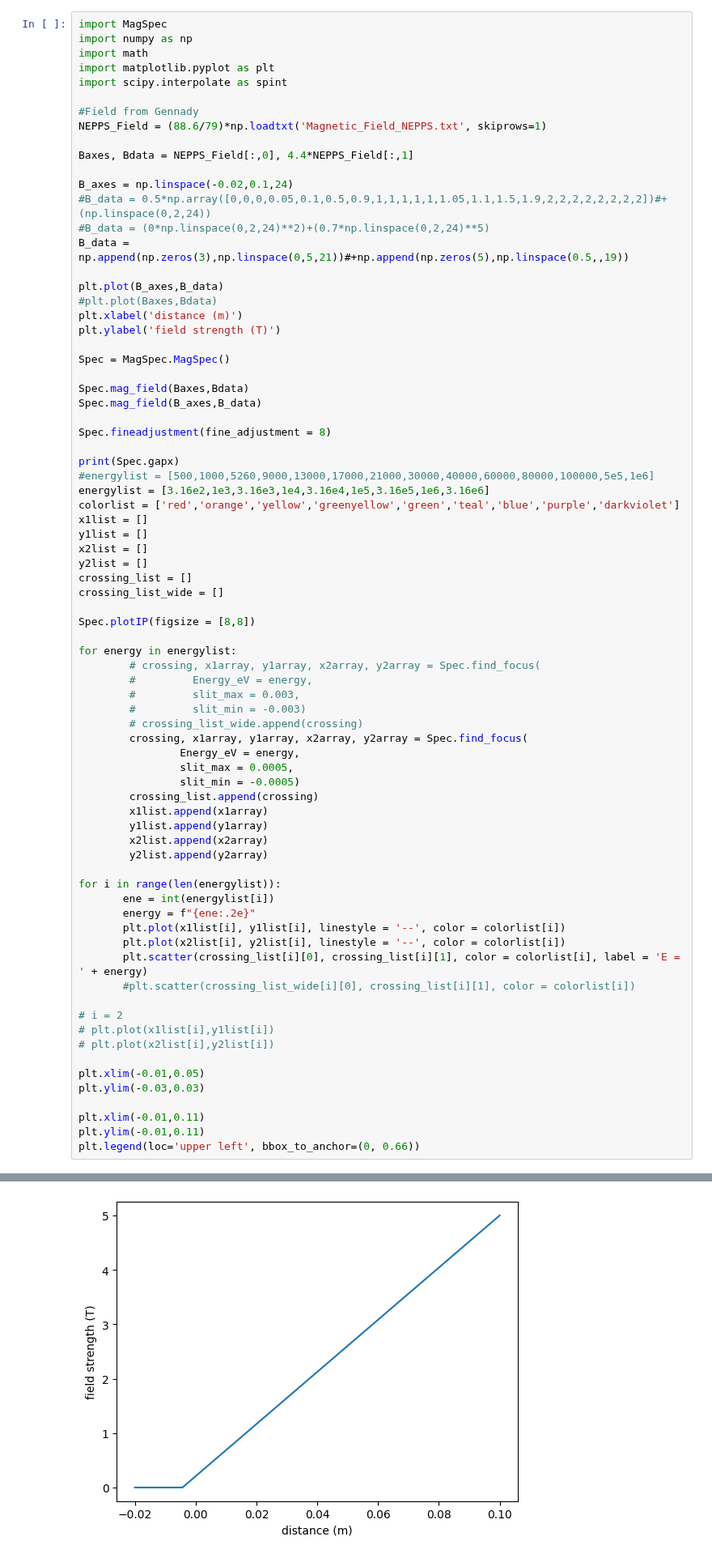
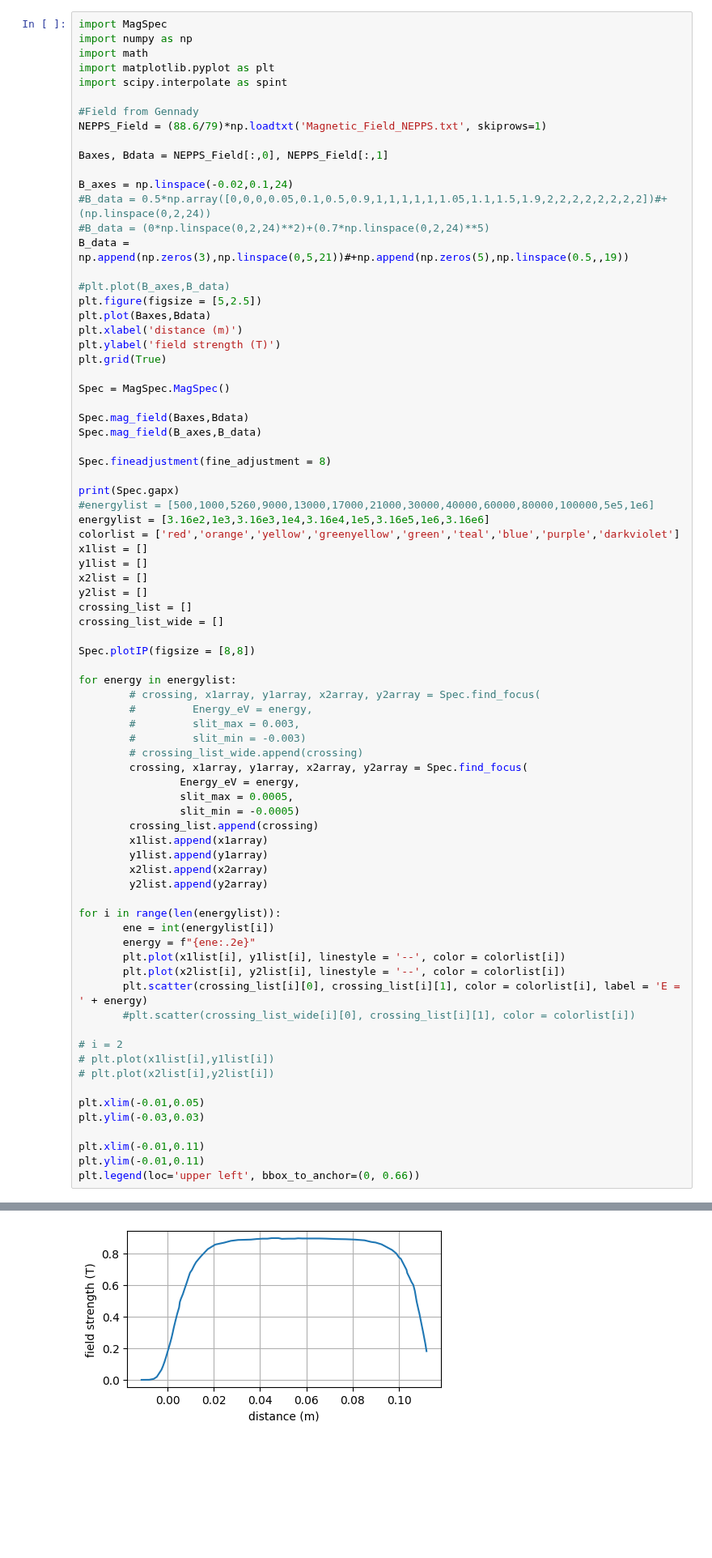
Before and after one commit to Schaeffer-Lab/Dec-2024-Shock-Data, a Jupyter notebook: Class_MagSpec.ipynb, the cells around one changed output, grey strips where cells are left out. Shown at 81% size. Saved outputs shown, nothing was run; the diff lists cells and outputs as text; blank space fills up the shorter version.

```diff
--- a/Class_MagSpec.ipynb
+++ b/Class_MagSpec.ipynb
@@ -1499,17 +1499,19 @@ import scipy.interpolate as spint
 #Field from Gennady
 NEPPS_Field = (88.6/79)*np.loadtxt('Magnetic_Field_NEPPS.txt', skiprows=1)
 
-Baxes, Bdata = NEPPS_Field[:,0], 4.4*NEPPS_Field[:,1]
+Baxes, Bdata = NEPPS_Field[:,0], NEPPS_Field[:,1]
 
 B_axes = np.linspace(-0.02,0.1,24)
 #B_data = 0.5*np.array([0,0,0,0.05,0.1,0.5,0.9,1,1,1,1,1,1.05,1.1,1.5,1.9,2,2,2,2,2,2,2,2])#+(np.linspace(0,2,24))
 #B_data = (0*np.linspace(0,2,24)**2)+(0.7*np.linspace(0,2,24)**5)
 B_data = np.append(np.zeros(3),np.linspace(0,5,21))#+np.append(np.zeros(5),np.linspace(0.5,,19))
 
-plt.plot(B_axes,B_data)
-#plt.plot(Baxes,Bdata)
+#plt.plot(B_axes,B_data)
+plt.figure(figsize = [5,2.5])
+plt.plot(Baxes,Bdata)
 plt.xlabel('distance (m)')
 plt.ylabel('field strength (T)')
+plt.grid(True)
 
 Spec = MagSpec.MagSpec()
 
@@ -1542,34 +1544,34 @@ for energy in energylist:
                 slit_max = 0.0005,
                 slit_min = -0.0005)
         crossing_list.append(crossing)
         x1list.append(x1array)
         y1list.append(y1array)
         x2list.append(x2array)
         y2list.append(y2array)
 
 for i in range(len(energylist)):
        ene = int(energylist[i])
        energy = f"{ene:.2e}"
        plt.plot(x1list[i], y1list[i], linestyle = '--', color = colorlist[i])
        plt.plot(x2list[i], y2list[i], linestyle = '--', color = colorlist[i])
        plt.scatter(crossing_list[i][0], crossing_list[i][1], color = colorlist[i], label = 'E = ' + energy)
        #plt.scatter(crossing_list_wide[i][0], crossing_list[i][1], color = colorlist[i])
 
 # i = 2
 # plt.plot(x1list[i],y1list[i])
 # plt.plot(x2list[i],y2list[i])
 
 plt.xlim(-0.01,0.05)
 plt.ylim(-0.03,0.03)
 
 plt.xlim(-0.01,0.11)
 plt.ylim(-0.01,0.11)
 plt.legend(loc='upper left', bbox_to_anchor=(0, 0.66))
 # %% [output]
 Spectrometer Initialized!
 0.0127
 <matplotlib.legend.Legend at 0x...>
-[figure, old version]
+[figure, new version]
 [figure]
 # %%
 import MagSpec
```
Also changed, not shown: 1 other file.
